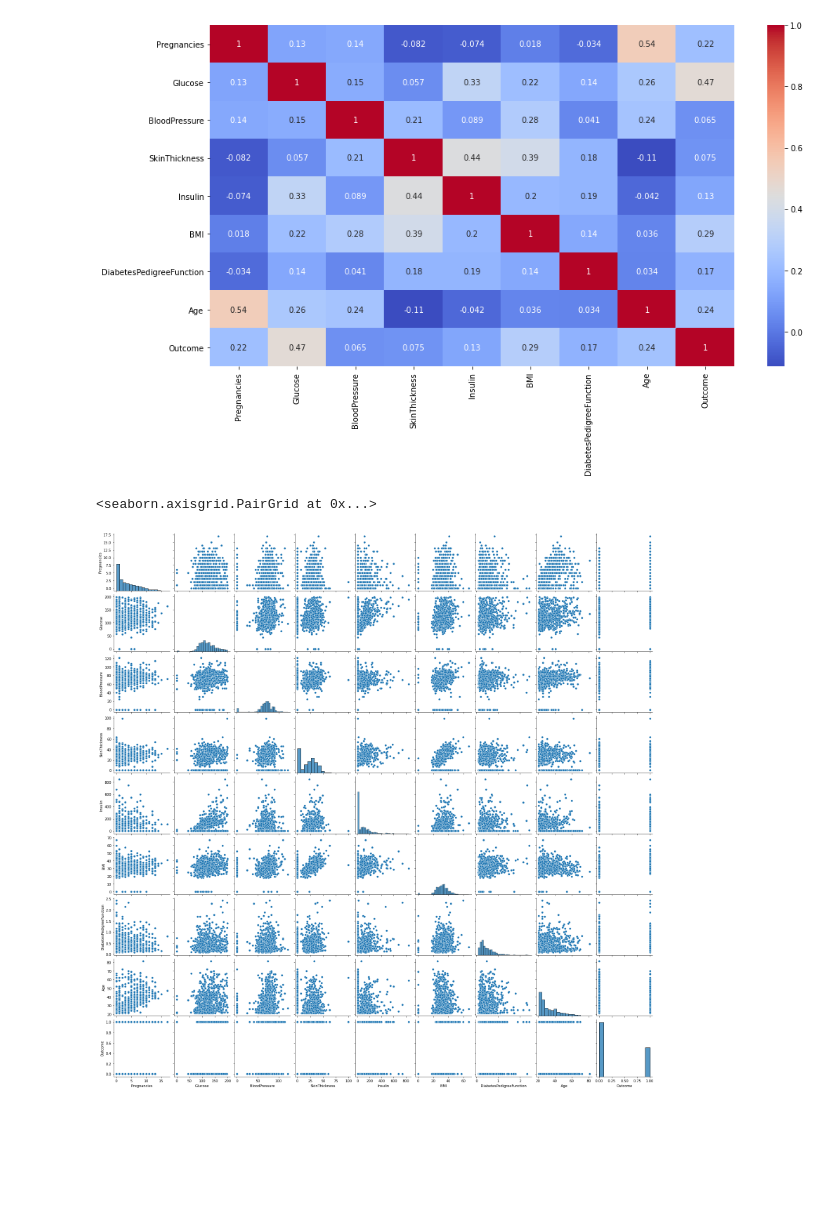
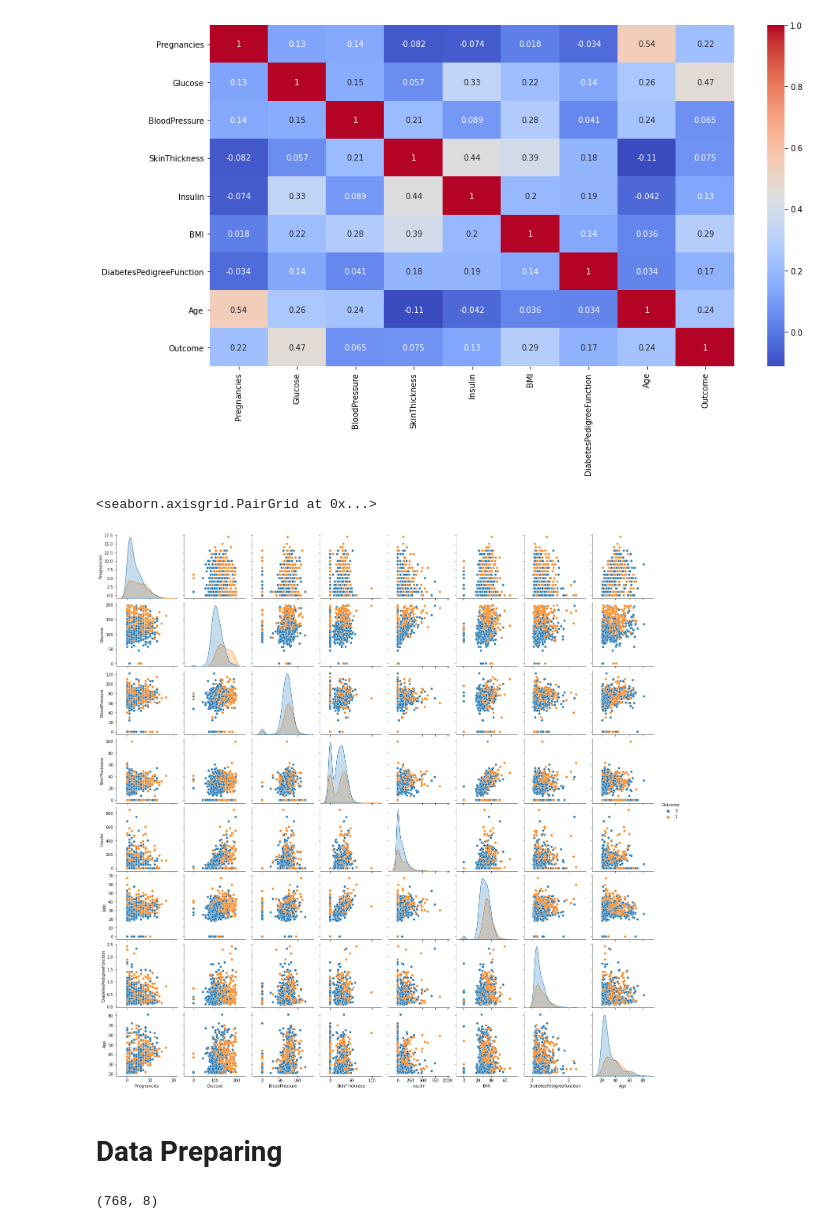
Before and after one commit to Rawanawh/Classification, a Jupyter notebook: DiabetesClassification.ipynb, the cells around one changed output. Cells and saved outputs as stored; diff of their text form; code cells hidden in the pictures; blank space fills up the shorter version.

```diff
--- a/DiabetesClassification.ipynb
+++ b/DiabetesClassification.ipynb
@@ -8,5 +34,5 @@ warnings.filterwarnings('ignore')
 # %%
-df = pd.read_csv('/Users/rawanawad/downloads/Diabetes.csv')
+df = pd.read_csv('/Users/sultanahaldawsari/Desktop/Diabetes.csv')
 df.head()
 # %% [output]
 |  | Pregnancies | Glucose | BloodPressure | SkinThickness | Insulin | BMI | DiabetesPedigreeFunction | Age | ... |
@@ -210,7 +242,9 @@ sns.heatmap(df.corr(), annot=True, cmap="coolwarm")
 <AxesSubplot:>
 [figure]
 # %%
-sns.pairplot(df)
+sns.pairplot(df, hue = 'Outcome')
 # %% [output]
 <seaborn.axisgrid.PairGrid at 0x...>
-[figure, old version]
+[figure, new version]
+# %% [markdown]
+# Data Preparing
@@ -216,0 +254,4 @@ sns.pairplot(df)
+# %%
+diabetes.shape
+# %% [output]
+(768, 8)
```
Also changed, not shown: parts of 141 cells of this notebook.
